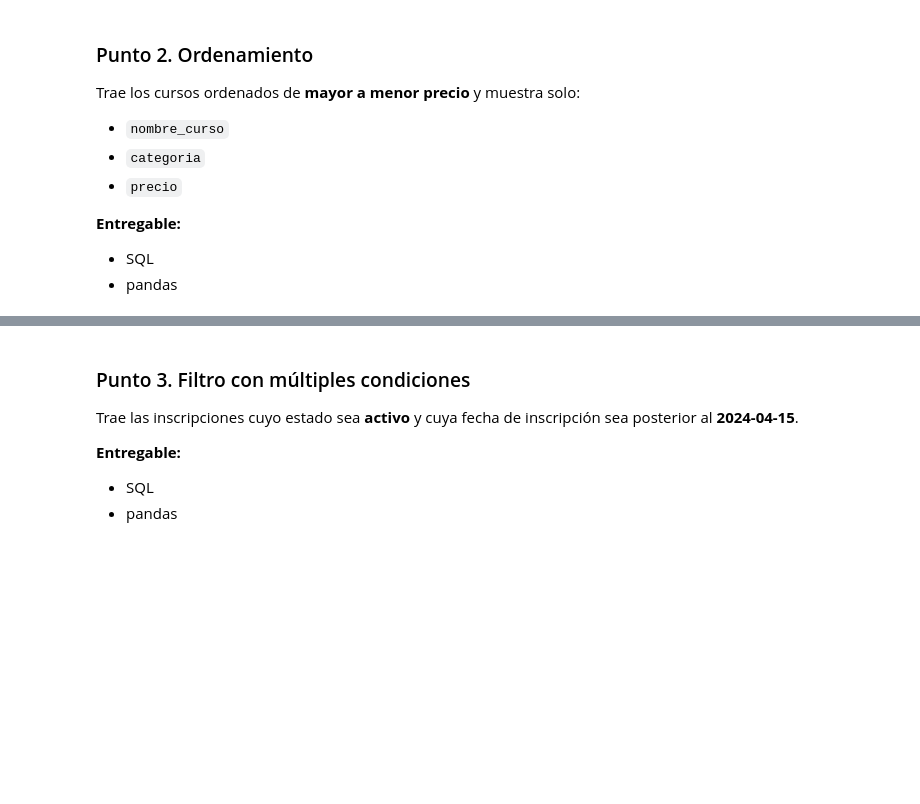
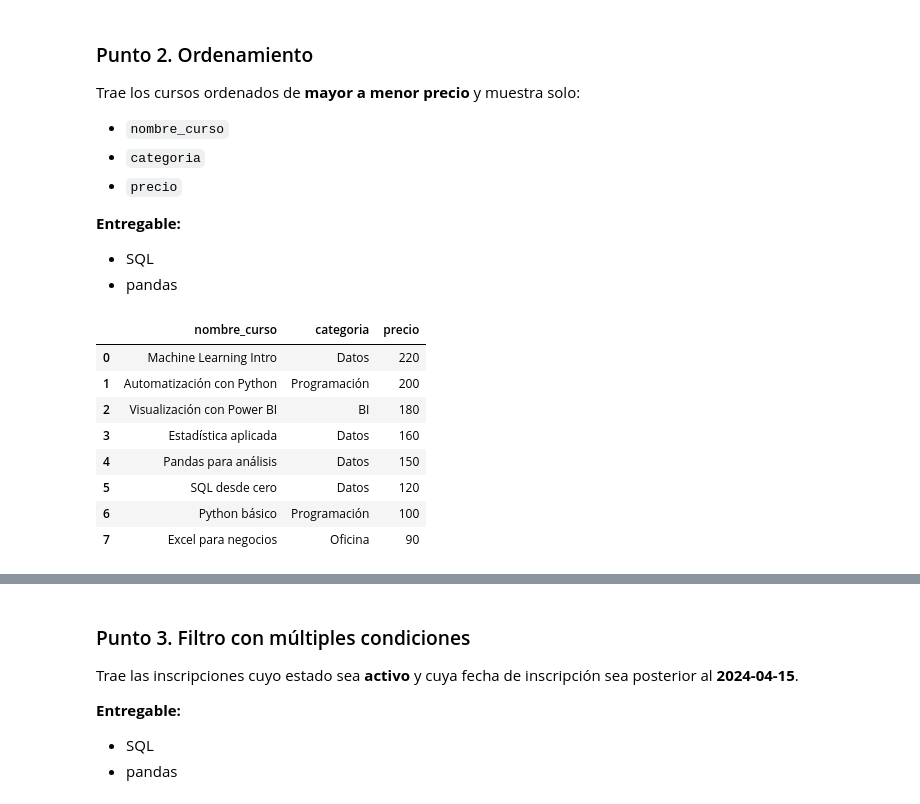
Before and after one commit to CeneDurango/Ciencia-Datos, a Jupyter notebook: tarea_sql_pandas_academia.ipynb, the cells around one changed output, grey strips where cells are left out. Saved outputs shown, nothing was run; the diff lists cells and outputs as text; code cells hidden in the pictures; blank space fills up the shorter version.

```diff
--- a/tarea_sql_pandas_academia.ipynb
+++ b/tarea_sql_pandas_academia.ipynb
@@ -220,0 +215,19 @@ Trae los cursos ordenados de **mayor a menor precio** y muestra solo:
+# %%
+# Punto 2 - SQL
+query_2 = """
+SELECT nombre_curso, categoria, precio
+FROM cursos
+ORDER BY precio DESC
+"""
+sql_2 = run_sql(query_2)
+sql_2
+# %% [output]
+|  | nombre_curso | categoria | precio |
+| 0 | Machine Learning Intro | Datos | 220 |
+| 1 | Automatización con Python | Programación | 200 |
+| 2 | Visualización con Power BI | BI | 180 |
+| 3 | Estadística aplicada | Datos | 160 |
+| 4 | Pandas para análisis | Datos | 150 |
+| 5 | SQL desde cero | Datos | 120 |
+| 6 | Python básico | Programación | 100 |
+| 7 | Excel para negocios | Oficina | 90 |
```
Also changed, not shown: parts of 3 cells of this notebook.
